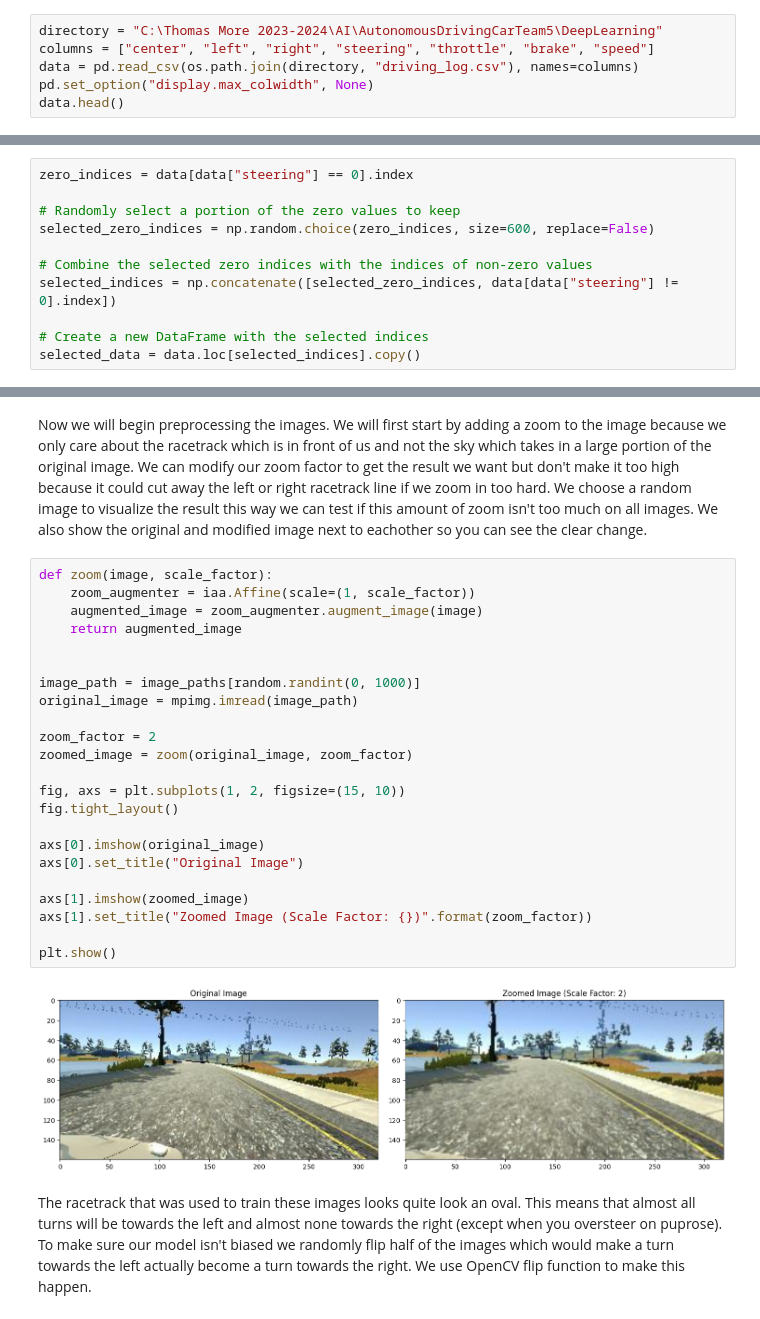
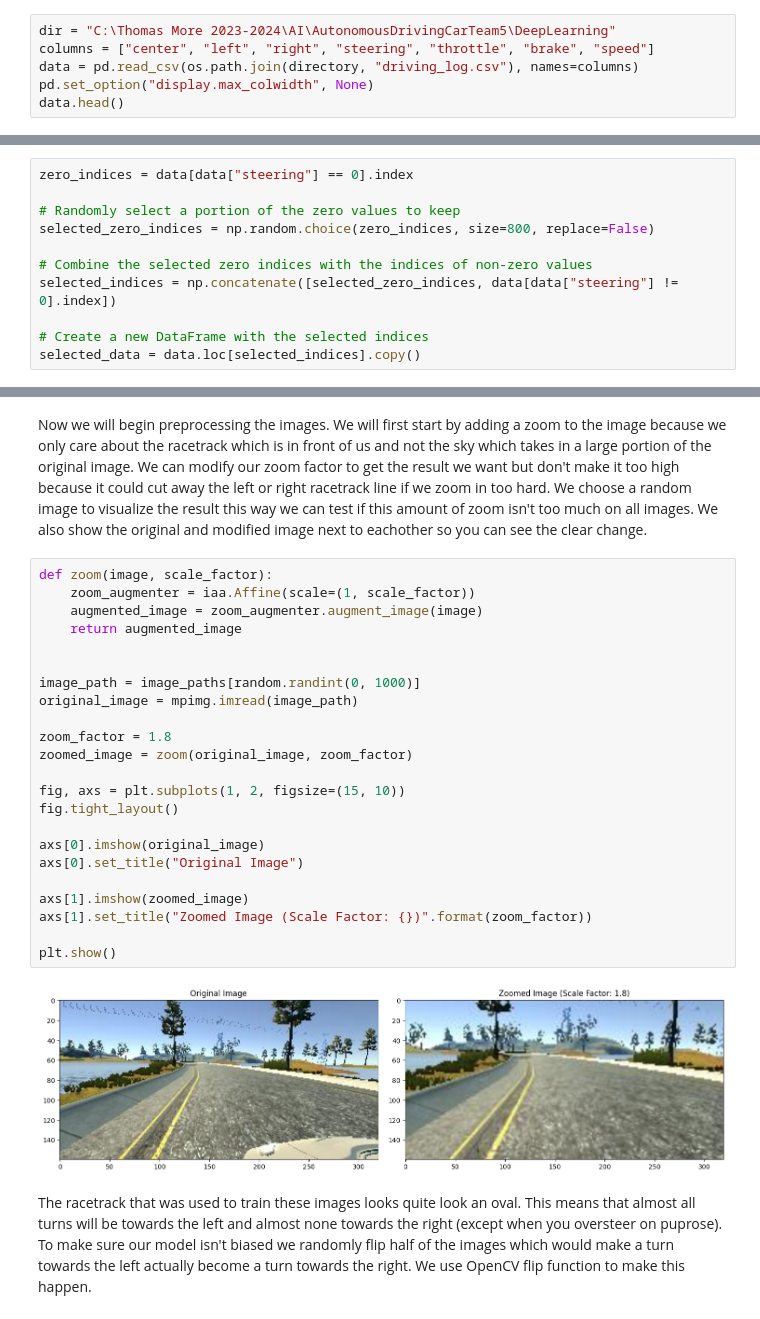
Before and after one commit to LaurensKar/AutonomousDrivingCarTeam5, a Jupyter notebook: DeepLearning/deeplearning.ipynb, the cells around one changed output, grey strips where cells are left out. Saved outputs shown, nothing was run; the diff lists cells and outputs as text.

Commit message:
Final changes Deep Learning model

```diff
--- a/DeepLearning/deeplearning.ipynb
+++ b/DeepLearning/deeplearning.ipynb
@@ -17,7 +17,7 @@ from tensorflow.keras.layers import Convolution2D, MaxPooling2D, Dropout, Flatte
 # %% [markdown]
 "driving_log.csv" is the file that contains all the information have like the names of the different images (center, left and right) but also the steering angle, throttle, brake and speed. We use the variable directory to define the path to the file. We give our data columns so it does not mistake the first row as the columns of our data. Using head we show the first 5 values.
 # %%
-directory = "C:\Thomas More 2023-2024\AI\AutonomousDrivingCarTeam5\DeepLearning"
+dir = "C:\Thomas More 2023-2024\AI\AutonomousDrivingCarTeam5\DeepLearning"
 columns = ["center", "left", "right", "steering", "throttle", "brake", "speed"]
 data = pd.read_csv(os.path.join(directory, "driving_log.csv"), names=columns)
 pd.set_option("display.max_colwidth", None)
@@ -64,7 +64,7 @@ We see that there are a large amount of 0 samples and so we remove most of them.
 zero_indices = data[data["steering"] == 0].index
 
 # Randomly select a portion of the zero values to keep
-selected_zero_indices = np.random.choice(zero_indices, size=600, replace=False)
+selected_zero_indices = np.random.choice(zero_indices, size=800, replace=False)
 
 # Combine the selected zero indices with the indices of non-zero values
 selected_indices = np.concatenate([selected_zero_indices, data[data["steering"] != 0].index])
@@ -143,28 +142,28 @@ Now we will begin preprocessing the images. We will first start by adding a zoom
 # %%
 def zoom(image, scale_factor):
     zoom_augmenter = iaa.Affine(scale=(1, scale_factor))
     augmented_image = zoom_augmenter.augment_image(image)
     return augmented_image
 
 
 image_path = image_paths[random.randint(0, 1000)]
 original_image = mpimg.imread(image_path)
 
-zoom_factor = 2
+zoom_factor = 1.8
 zoomed_image = zoom(original_image, zoom_factor)
 
 fig, axs = plt.subplots(1, 2, figsize=(15, 10))
 fig.tight_layout()
 
 axs[0].imshow(original_image)
 axs[0].set_title("Original Image")
 
 axs[1].imshow(zoomed_image)
 axs[1].set_title("Zoomed Image (Scale Factor: {})".format(zoom_factor))
 
 plt.show()
 # %% [output]
-[figure, old version]
+[figure, new version]
 # %% [markdown]
 The racetrack that was used to train these images looks quite look an oval. This means that almost all turns will be towards the left and almost none towards the right (except when you oversteer on puprose). To make sure our model isn't biased we randomly flip half of the images which would make a turn towards the left actually become a turn towards the right. We use OpenCV flip function to make this happen.
 # %% [markdown]
```
Also changed, not shown: parts of 22 cells of this notebook, 2 other files.
